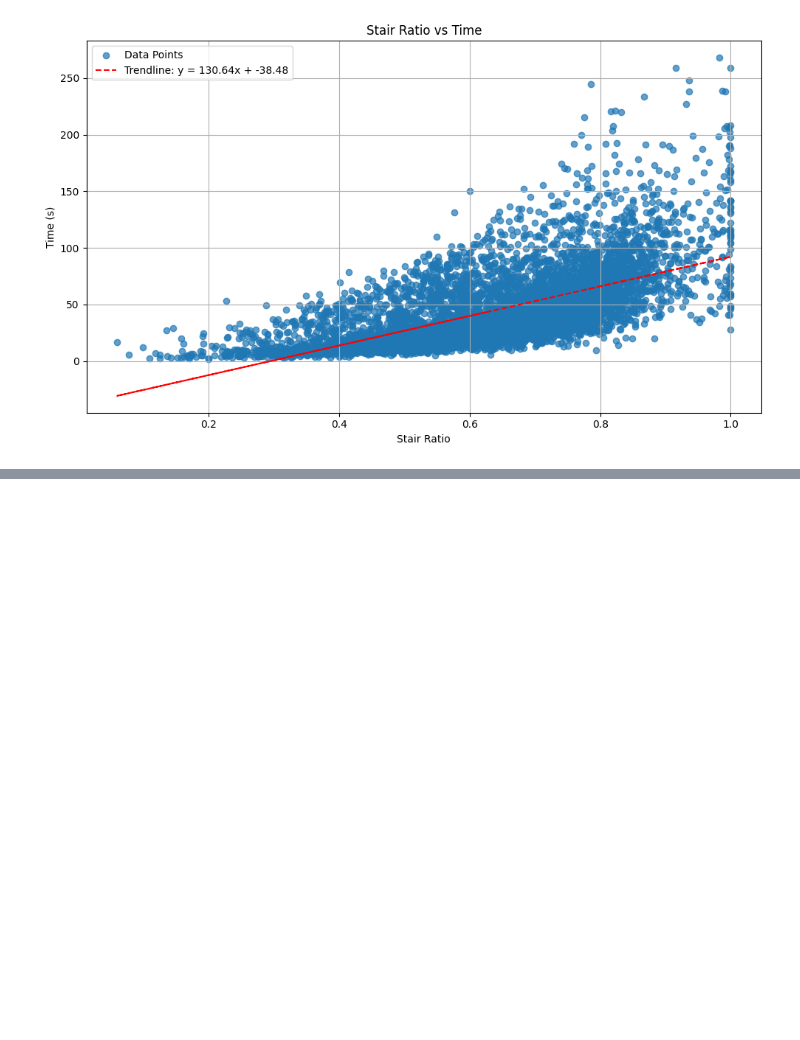
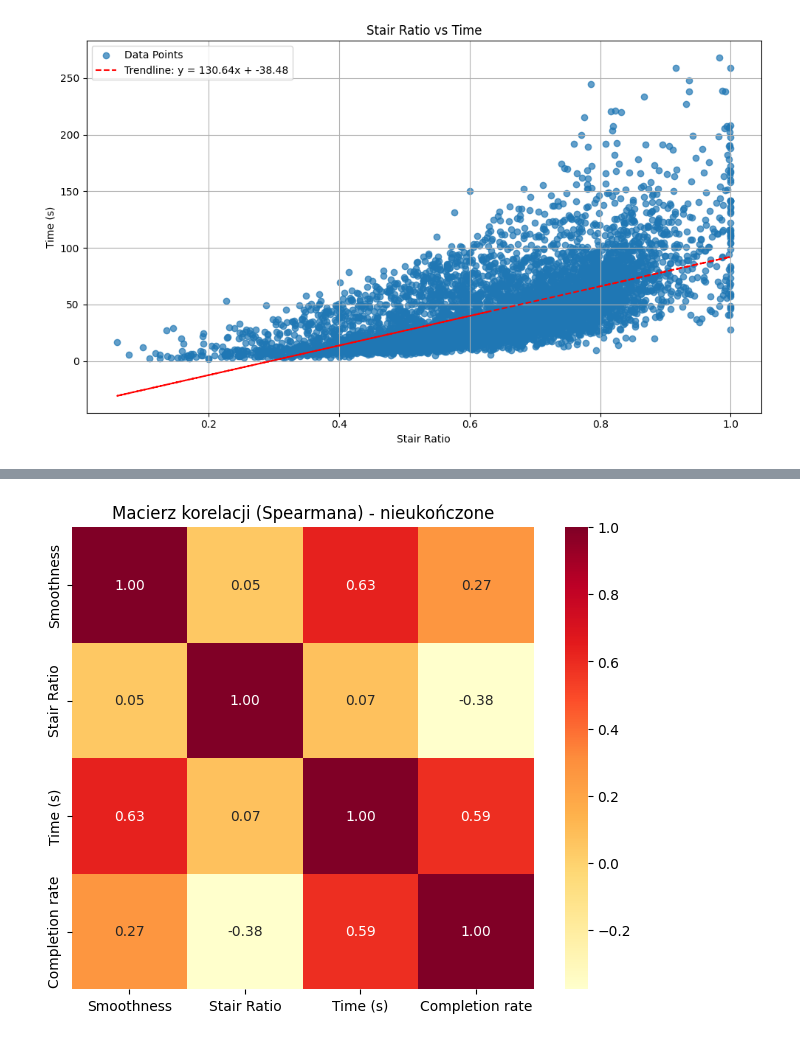
Before and after one commit to nataliachoszczyk/ORTHO, a Jupyter notebook: analysis.ipynb, the cells around one changed output, grey strips where cells are left out. Drawn from its saved outputs; the diff is of its cells as text; code cells hidden in the pictures; blank space fills up the shorter version.

```diff
--- a/analysis.ipynb
+++ b/analysis.ipynb
@@ -288,0 +483,37 @@ plt.show()
+# %%
+# Compute correlation
+spearman_corr = corr_data_not_completed.corr(method='spearman')
+
+# Create new labels for display
+label_map = {
+    'smoothness': 'Smoothness',
+    'stair_ratio': 'Stair Ratio',
+    'track_Time_seconds': 'Time (s)',
+    'track_Completion_percent': 'Completion rate'
+}
+display_labels = [label_map.get(col, col) for col in spearman_corr.columns]
+
+# Plot heatmap
+fig_spearman, ax_spearman = plt.subplots(figsize=(8, 6))
+sns.heatmap(
+    spearman_corr,
+    annot=True,
+    cmap='YlOrRd',
+    fmt=".2f",
+    ax=ax_spearman,
+    cbar=True,
+    square=True,
+    xticklabels=display_labels,
+    yticklabels=display_labels
+)
+
+# Set x-axis labels to horizontal
+ax_spearman.set_xticklabels(ax_spearman.get_xticklabels(), rotation=0, ha='center')
+
+# Set y-axis labels to vertical
+ax_spearman.set_yticklabels(ax_spearman.get_yticklabels(), rotation=90, va='center')
+
+ax_spearman.set_title("Macierz korelacji (Spearmana) - nieukończone")
+plots["spearman_correlation_matrix_not_completed"] = fig_spearman
+# %% [output]
+[figure, added]
```
Also changed, not shown: parts of 15 cells of this notebook, 29 other files.
